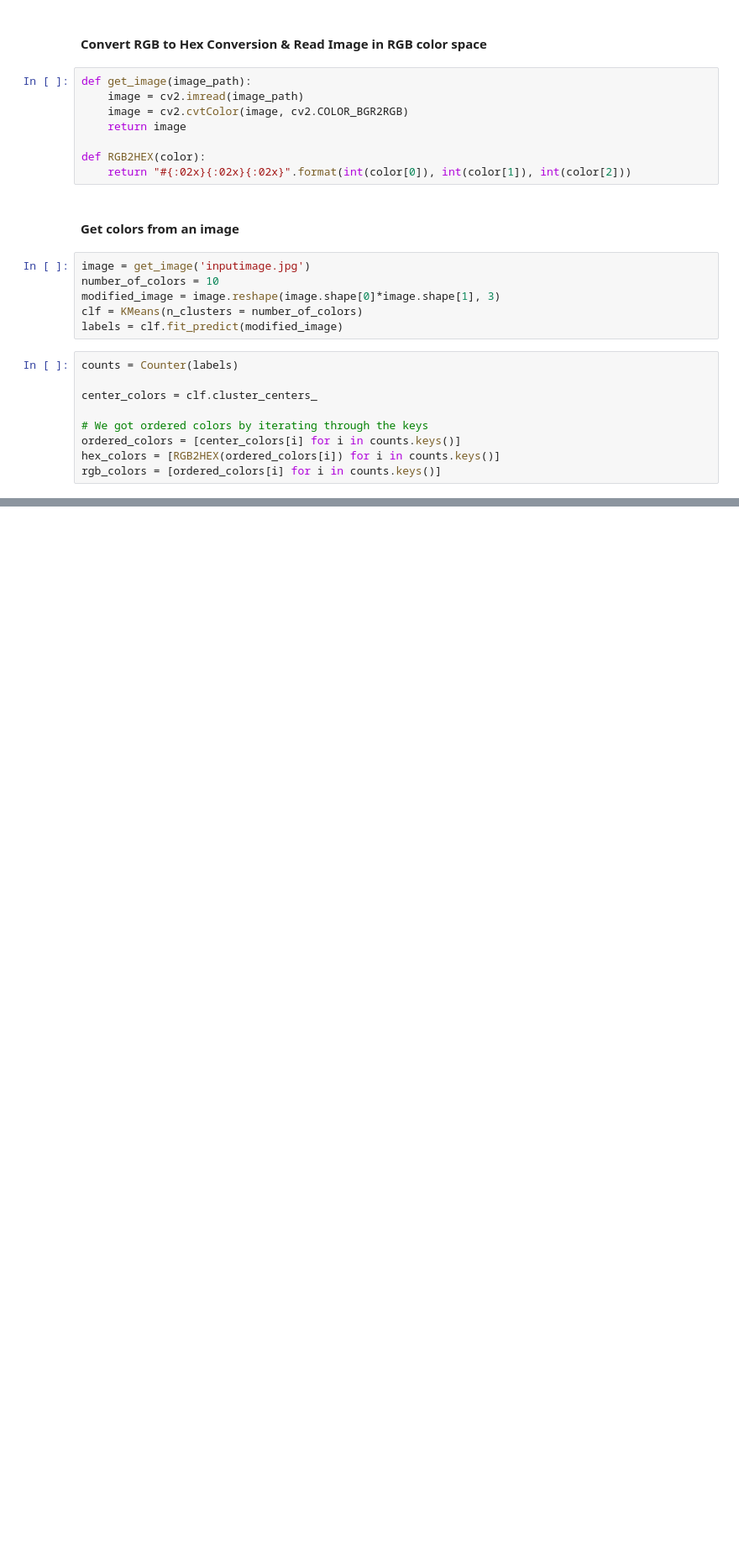
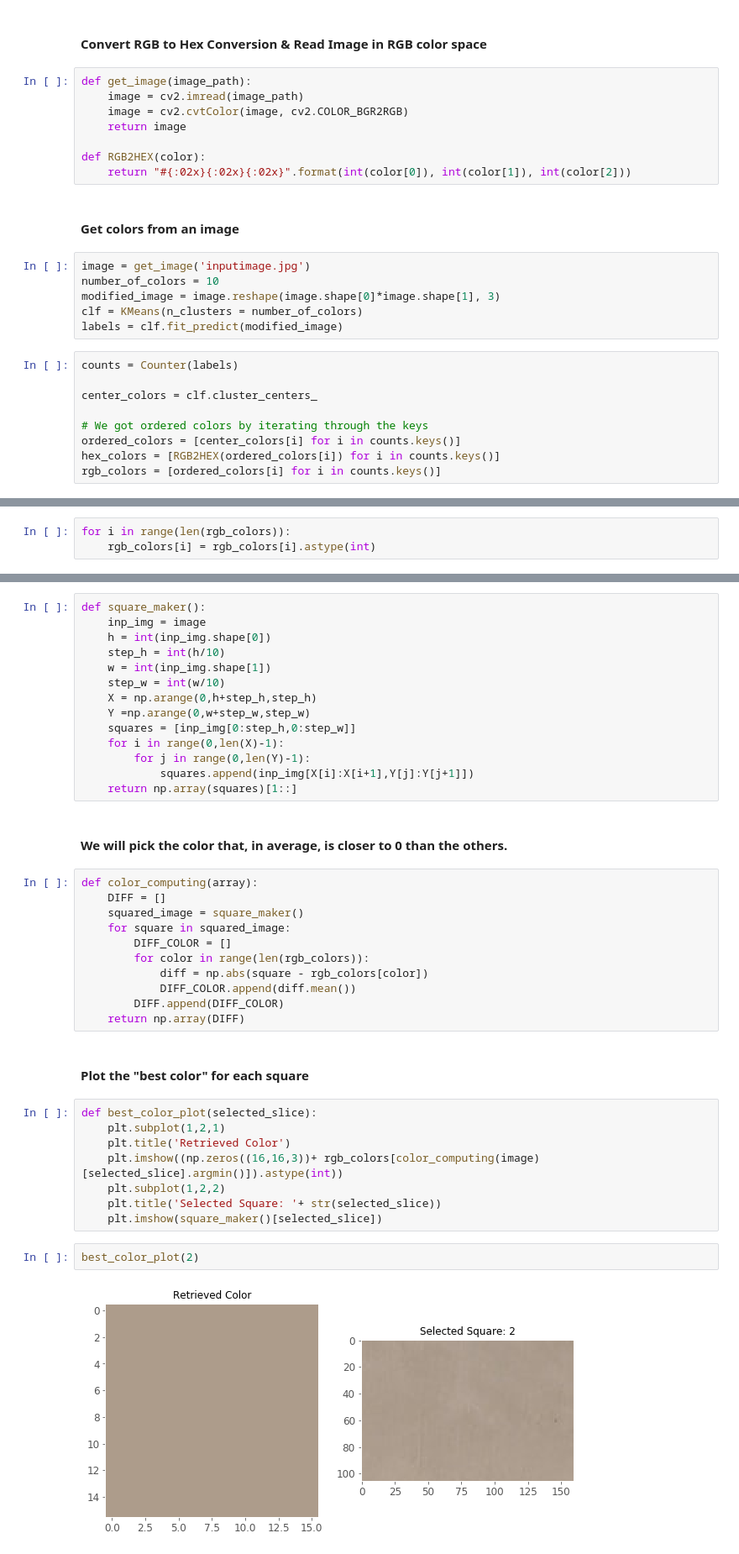
Before and after one commit to ochoa-jessica/Image_Color_Identification, a Jupyter notebook: ImageColorIdentification.ipynb, the cells around one changed output, grey strips where cells are left out. Shown at 84% size. Saved outputs shown, nothing was run; the diff lists cells and outputs as text; blank space fills up the shorter version.

Commit message:
Associating each element of the label list to its corresponding color.

```diff
--- a/ImageColorIdentification.ipynb
+++ b/ImageColorIdentification.ipynb
@@ -88,0 +96,3 @@ plt.pie(counts.values(), labels = hex_colors, colors = hex_colors)
+# %%
+for i in range(len(rgb_colors)):
+    rgb_colors[i] = rgb_colors[i].astype(int)
@@ -88,0 +102,41 @@ plt.pie(counts.values(), labels = hex_colors, colors = hex_colors)
+# %%
+def square_maker():
+    inp_img = image
+    h = int(inp_img.shape[0])
+    step_h = int(h/10)
+    w = int(inp_img.shape[1])
+    step_w = int(w/10)
+    X = np.arange(0,h+step_h,step_h)
+    Y =np.arange(0,w+step_w,step_w)
+    squares = [inp_img[0:step_h,0:step_w]]
+    for i in range(0,len(X)-1):
+        for j in range(0,len(Y)-1):
+            squares.append(inp_img[X[i]:X[i+1],Y[j]:Y[j+1]])
+    return np.array(squares)[1::]
+# %% [markdown]
+<h4>We will pick the color that, in average, is closer to 0 than the others.</h4>
+# %%
+def color_computing(array):
+    DIFF = []
+    squared_image = square_maker()
+    for square in squared_image:
+        DIFF_COLOR = []
+        for color in range(len(rgb_colors)):
+            diff = np.abs(square - rgb_colors[color])
+            DIFF_COLOR.append(diff.mean())
+        DIFF.append(DIFF_COLOR)
+    return np.array(DIFF)
+# %% [markdown]
+<h4>Plot the "best color" for each square</h4>
+# %%
+def best_color_plot(selected_slice):
+    plt.subplot(1,2,1)
+    plt.title('Retrieved Color')
+    plt.imshow((np.zeros((16,16,3))+ rgb_colors[color_computing(image)[selected_slice].argmin()]).astype(int))
+    plt.subplot(1,2,2)
+    plt.title('Selected Square: '+ str(selected_slice))
+    plt.imshow(square_maker()[selected_slice])
+# %%
+best_color_plot(2)
+# %% [output]
+[figure, added]
```
Also changed, not shown: parts of 13 cells of this notebook.
